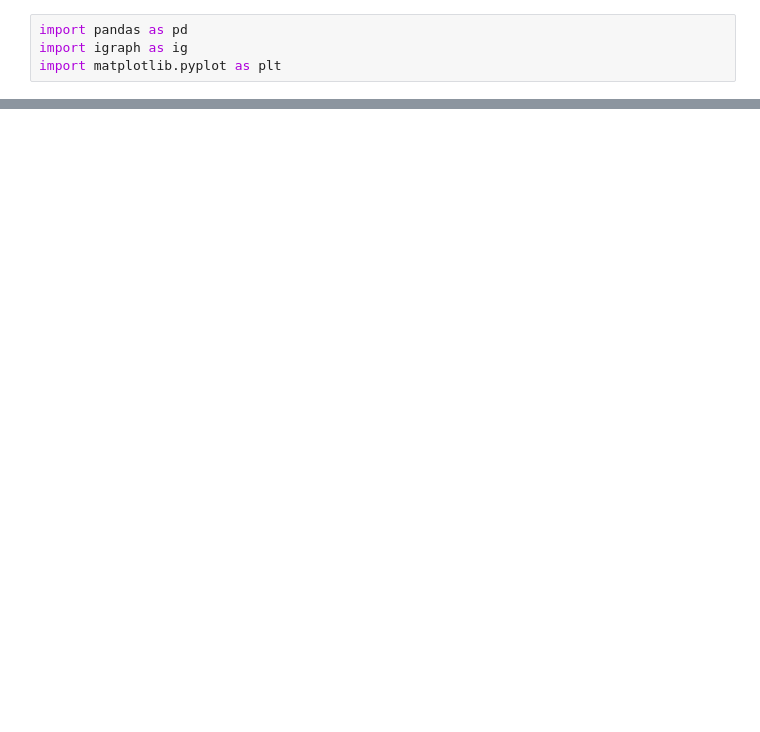
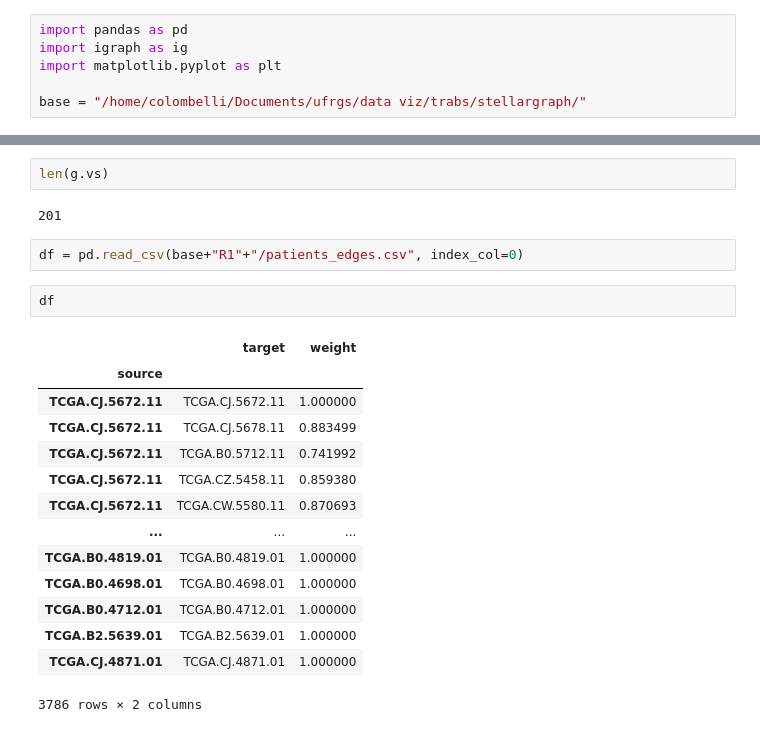
Before and after one commit to colombelli/gat-cancer-staging, a Jupyter notebook: notebooks/viz nets.ipynb, the cells around one changed output, grey strips where cells are left out. Drawn from its saved outputs; the diff is of its cells as text; blank space fills up the shorter version.

```diff
--- a/notebooks/viz nets.ipynb
+++ b/notebooks/viz nets.ipynb
@@ -2,3 +2,5 @@
 import pandas as pd
 import igraph as ig
 import matplotlib.pyplot as plt
+
+base = "/home/colombelli/Documents/ufrgs/data viz/trabs/stellargraph/"
@@ -93,0 +142,23 @@ plot_graph("R5", False)
+# %%
+len(g.vs)
+# %% [output]
+201
+# %%
+df = pd.read_csv(base+"R1"+"/patients_edges.csv", index_col=0)
+# %%
+df
+# %% [output]
+|  | target | weight |
+| source |  |  |
+| TCGA.CJ.5672.11 | TCGA.CJ.5672.11 | 1.000000 |
+| TCGA.CJ.5672.11 | TCGA.CJ.5678.11 | 0.883499 |
+| TCGA.CJ.5672.11 | TCGA.B0.5712.11 | 0.741992 |
+| TCGA.CJ.5672.11 | TCGA.CZ.5458.11 | 0.859380 |
+| TCGA.CJ.5672.11 | TCGA.CW.5580.11 | 0.870693 |
+| ... | ... | ... |
+| TCGA.B0.4819.01 | TCGA.B0.4819.01 | 1.000000 |
+| TCGA.B0.4698.01 | TCGA.B0.4698.01 | 1.000000 |
+| TCGA.B0.4712.01 | TCGA.B0.4712.01 | 1.000000 |
+| TCGA.B2.5639.01 | TCGA.B2.5639.01 | 1.000000 |
+| TCGA.CJ.4871.01 | TCGA.CJ.4871.01 | 1.000000 |
+3786 rows × 2 columns
```
Also changed, not shown: parts of 17 cells of this notebook.
